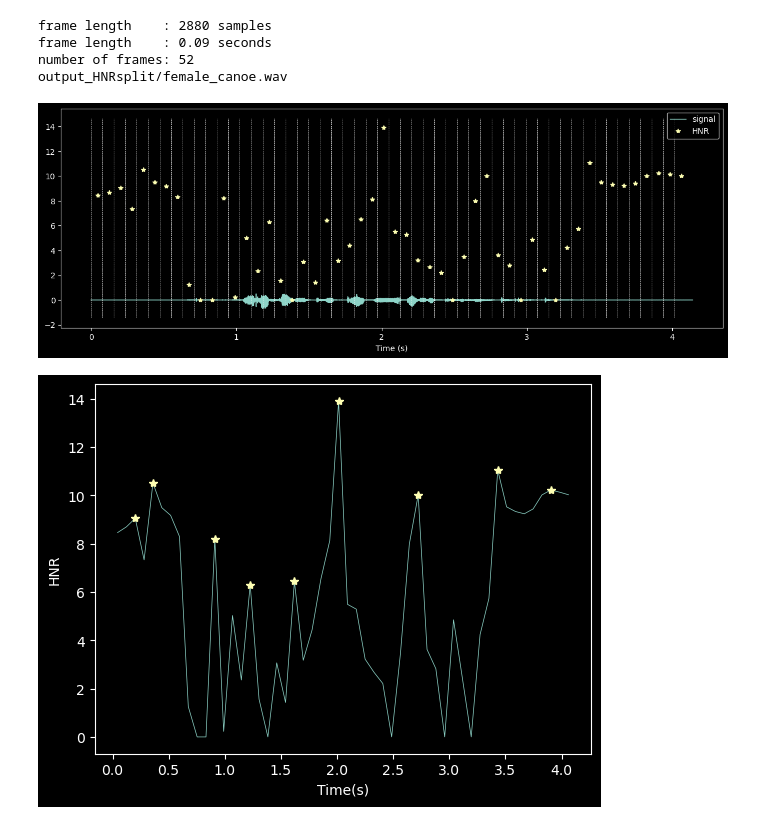
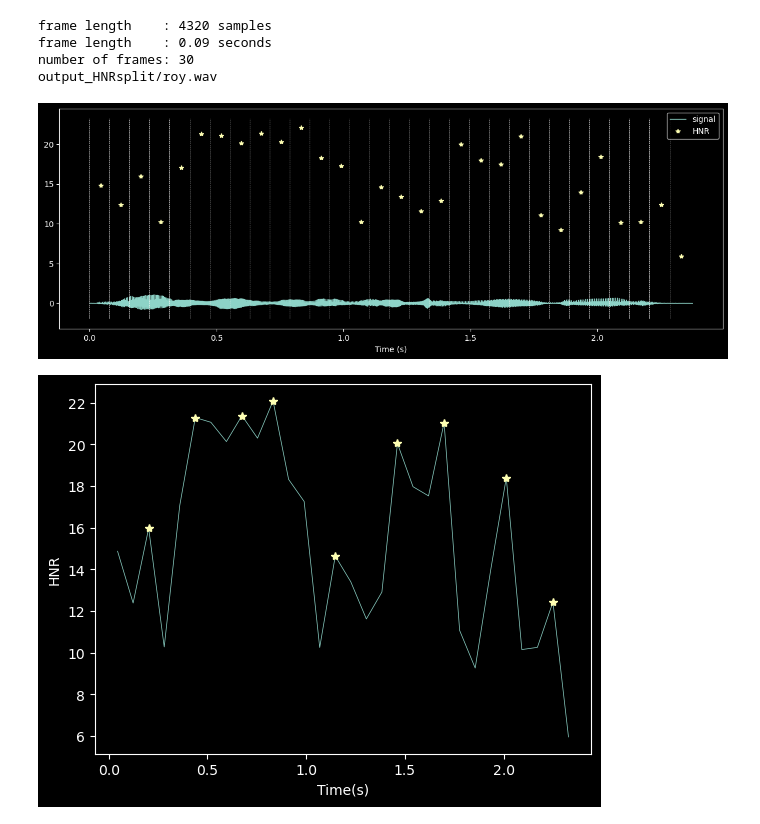
Before and after one commit to TobiasBjork/VowelProject, a Jupyter notebook: more_test_HNR.ipynb, the cells around one changed output. Saved outputs shown, nothing was run; the diff lists cells and outputs as text; code cells hidden in the pictures.

```diff
--- a/more_test_HNR.ipynb
+++ b/more_test_HNR.ipynb
@@ -35,7 +35,7 @@ def HNR_peaks(audio, Fs, min_h, filename):
     audio_peaks = [frames[i] for i in peaks]
     path = os.path.join("output_HNRsplit/",filename)
     print(path)
-    wavfile.write(path, int(Fs), stitch_frames(audio_peaks,0))
+    wavfile.write(path, int(Fs), stitch_frames(audio_peaks,100))
     stretch_audio(path, path, 4)
     #s_audio, Fs_s = lib.load(path, sr = None)
     #filtered = filterAudio(s_audio, Fs, 50)
@@ -73,39 +73,39 @@ def plotPeaks(audio, frame_center, frames_start, hnr_frames, peaks_prop, peaks,
     ymin, ymax = plt.ylim()
     plt.vlines(tt[frames_start], ymin, ymax, linestyles="dashed")
     # plt.xlim(0,1.5)
     plt.legend()
     plt.show()
 
     #print(peaks_prop.keys())
     plt.figure()
     plt.plot(frame_center, hnr_frames)
 
     # mark peaks
     plt.plot(frame_center[peaks], peaks_prop["peak_heights"], "*")
     plt.xlabel("Time(s)")
     plt.ylabel("HNR")
     plt.show()
 
 filename = ["female_turtles.wav", "alphabet.wav", "roy.wav", "female_canoe.wav"]
 turtles, sr_turt = readAudio("wav_examples/female_turtles.wav", filename[0], 50)
 alphabet, sr_alph = readAudio("wav_examples/Alphabet.wav", filename[1], 50)
 roy, sr_roy = readAudio("wav_examples/roy.wav", filename[2], 50)
 canoe, sr_canoe = readAudio("mp3_examples/female_canoe_dock.mp3", filename[3], 50)
 
 audio = [turtles, alphabet, roy, canoe]
 Fs = [sr_turt, sr_alph, sr_roy, sr_canoe]
 h = [10, 15, 10, 6]
 
-for i in range(3,4):
+for i in range(2,3):
     frames_center, frames_start, hnr_frames, peaks_prop, peaks, tt = HNR_peaks(audio[i], Fs[i], h[i], filename[i])
     plotPeaks(audio[i], frames_center, frames_start, hnr_frames, peaks_prop, peaks, tt)
 # %% [output]
-frame length    : 2880 samples
+frame length    : 4320 samples
 frame length    : 0.09 seconds
-number of frames: 52
-output_HNRsplit/female_canoe.wav
+number of frames: 30
+output_HNRsplit/roy.wav
-[figure, old version]
+[figure, new version]
-[figure, old version]
+[figure, new version]
 # %%
 #read a few swedish mp3 files and then convert to wav
 
```
Also changed, not shown: 14 other files.
